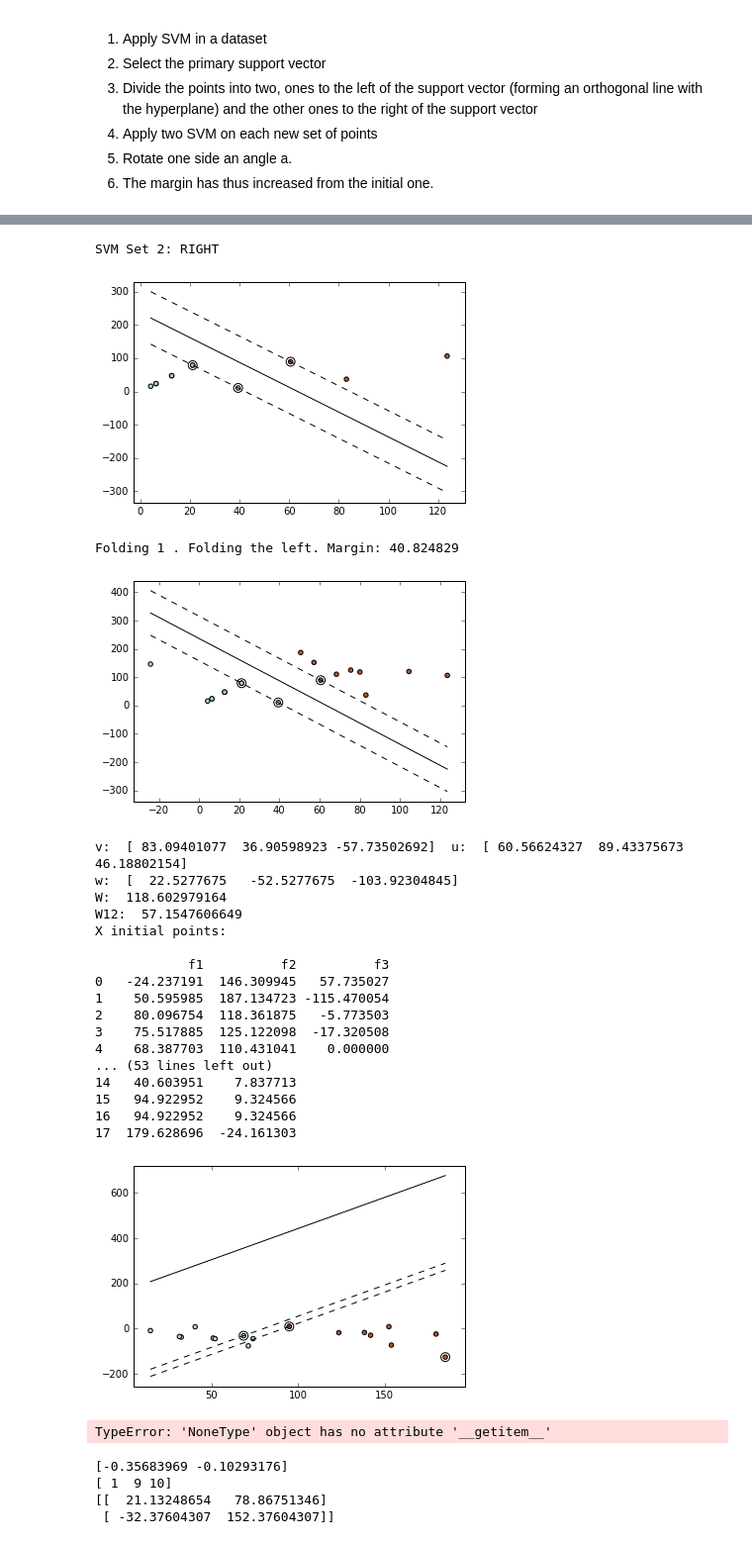
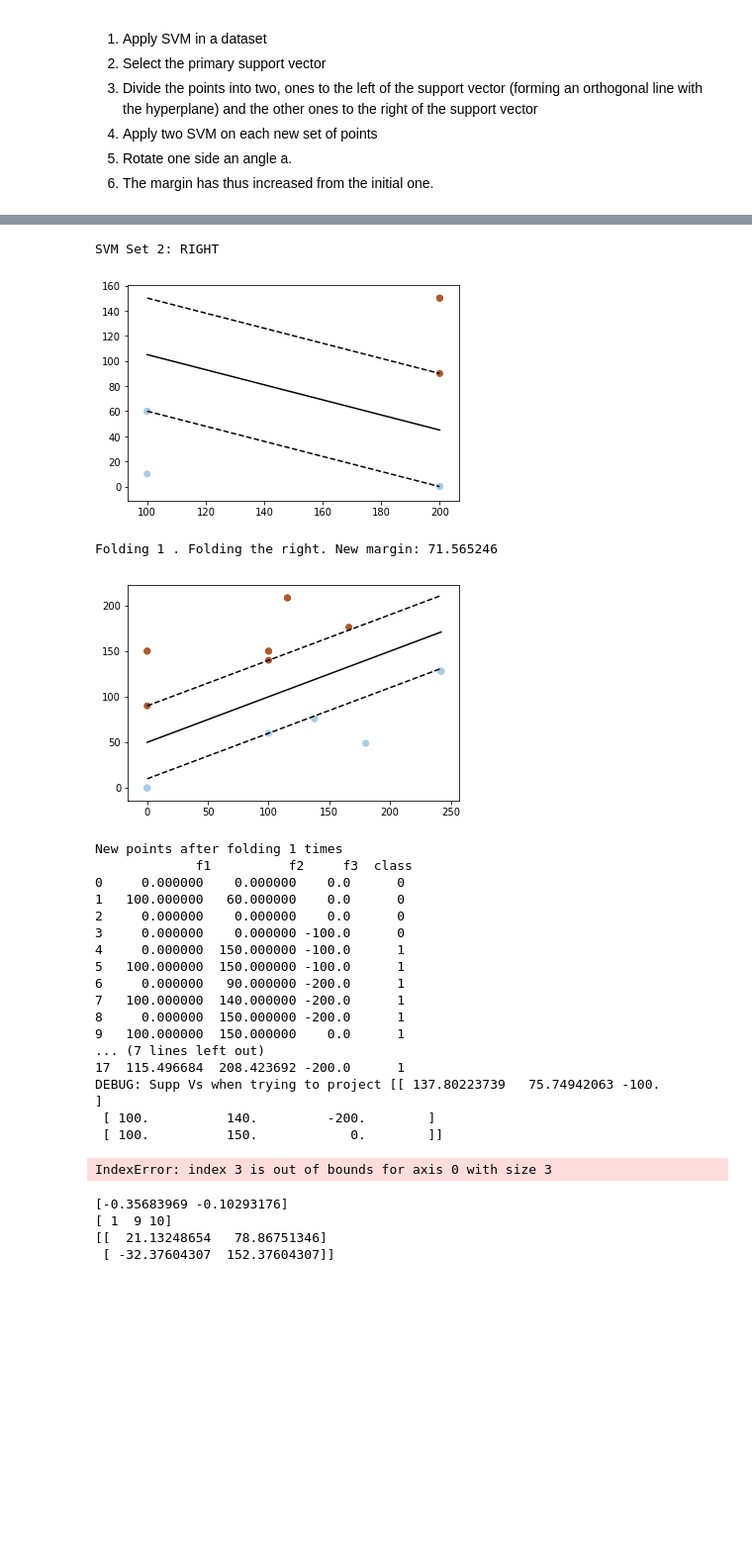
Before and after one commit to egarciamartin/svm_hyperplane_folding, a Jupyter notebook: code/3D/SVM_3D.ipynb, the cells around one changed output, grey strips where cells are left out. Shown at 99% size. Drawn from its saved outputs; the diff is of its cells as text; code cells hidden in the pictures; blank space fills up the shorter version.

Commit message:
Added new dataset. Fixed some of the code. Projection with less than 4 support vectors is not working

```diff
--- a/code/3D/SVM_3D.ipynb
+++ b/code/3D/SVM_3D.ipynb
@@ -106,7 +106,7 @@ def point_vs_othline(point, supp,  a ):
     else:
         return "lower/left"
 
-def split2 (X,Y, clf, prime_sv):
+def splitting (X,Y, clf, prime_sv):
     r"""
     Splitting the points in X and Y, based on an orthogonal line to the hyperplane
     obtained by the classifier clf
@@ -140,7 +140,7 @@ def split2 (X,Y, clf, prime_sv):
                 set1x.append(item)
                 set1y.append(Y[i])
             else:
-                print "There is something wrong. Point is not either higher nor lower"
+                print("There is something wrong. Point is not either higher nor lower")
             i+=1
     else:
         raise Exception('More than 3 Support Vectors. N of SV: ', suppsum )
@@ -208,9 +208,10 @@ def folding(x,y,clf, plot = True):
     Divides the dataset into 2,based on the orthogonal line
     to the plane and the main support vector.
     Apply SVM on both sides, rotate the one with the greatest margin.
+    We need to remove the support vector, since it is repeated.
     """
-    prime_sv = get_support_vector(x,y, clf.support_ )
-    set1x, set1y, set2x, set2y = split2 (x, y, clf, prime_sv)
+    prime_sv = get_support_vector(x,y, clf.support_)
+    set1x, set1y, set2x, set2y = splitting (x, y, clf, prime_sv)
 
 
     clf_s1 = get_clf()
@@ -224,7 +225,7 @@ def folding(x,y,clf, plot = True):
 
     f_point, angle = folding_point(clf_s1, clf_s2)
 
-    print "prime sv: " , prime_sv
+    print("prime sv: " , prime_sv)
 
     if margin1 > margin2:
         part_folded = "left"
@@ -236,7 +237,7 @@ def folding(x,y,clf, plot = True):
 
     else:
         part_folded = "right"
-        set2x_nosupp, set2y_nosupp = remove_supp (np.array(set2x), set2y, supp)
+        set2x_nosupp, set2y_nosupp = remove_supp (np.array(set2x), set2y, prime_sv)
         XR = points_folded(set2x_nosupp, f_point, angle)
         x_folded = np.concatenate((np.array(set1x), XR))
         y_folded = np.concatenate ((np.array(set1y), np.array(set2y_nosupp)))
@@ -244,9 +245,9 @@ def folding(x,y,clf, plot = True):
 #         print "X_FOLDED 2: ", x_folded , "\n Y_FOLDED 2: ", y_folded
 
     if plot:
-        print "\nSVM Set 1: LEFT"
+        print("\nSVM Set 1: LEFT")
         plot_SVM(clf_s1, np.array(set1x), set1y,plot)
-        print "\nSVM Set 2: RIGHT"
+        print("\nSVM Set 2: RIGHT")
         plot_SVM(clf_s2, np.array(set2x), set2y ,plot)
 
     return angle, part_folded, x_folded, y_folded, prime_sv, f_point
@@ -344,6 +346,7 @@ def training(X_projected, Y, Z, iterations):
     """
     Training SVM on dataset
     """
+    print("\nStarting training in 2D")
     # Dictionary that saves the information of every rotation
     folding_info = dict()
 
@@ -356,7 +359,7 @@ def training(X_projected, Y, Z, iterations):
     d_z = np.array(Z)
 
 #     for i in range(0,iterations+1):
-    for i in range(0,2):
+    for i in range(0,iterations):
 
         # 1. SVM, margin and plot of the initial points.
         clf = get_clf()
@@ -367,7 +370,9 @@ def training(X_projected, Y, Z, iterations):
         clf = remove_extra_sv(clf)
 
         if i==0:
-            print "\nInitial SVM. No folding yet.  Initial Margin: {:f}".format(margin)
+            print("\nInitial SVM. No folding yet.  Initial Margin: {:f}".format(margin))
+        else:
+            print("Iteration: ", i)
 
         plot_SVM(clf,d_x, d_y, should_plot)
 
@@ -383,7 +388,7 @@ def training(X_projected, Y, Z, iterations):
         clf = get_clf()
         clf.fit(x_folded, y_folded)
         margin = get_margin(clf)
-        print "Folding {:d} . Folding the {:s}. Margin: {:f}".format(i+1,part_folded, margin)
+        print("Folding {:d} . Folding the {:s}. New margin: {:f}".format(i+1,part_folded, margin))
         plot_SVM(clf,x_folded, y_folded, should_plot)
 
 
@@ -394,6 +399,7 @@ def training(X_projected, Y, Z, iterations):
                    'class': y_folded}
 
         dataset_after_folding = pd.DataFrame(data=df_dict, columns = ['f1', 'f2', 'f3', 'class'])
+        print ("New points after folding {:d} times \n".format(i+1), dataset_after_folding)
 
         # 5. Rotate and project the points again. These will be the initial points for the next round.
         X_projected, Z = project_points(dataset_after_folding)
@@ -434,10 +440,10 @@ import time
 from pylab import *
 
 def main():
-    iterations=2
+    iterations=1
 
     # Dataset
-    dataset = load_dataset('toy_dataset.csv')
+    dataset = load_dataset('toy_dataset_3D.csv')
     Y = dataset['class']
 
     # Project the points
@@ -478,26 +484,25 @@ SVM Set 1: LEFT
 SVM Set 2: RIGHT
-[figure, old version]
+[figure, new version]
-Folding 1 . Folding the left. Margin: 40.824829
+Folding 1 . Folding the right. New margin: 71.565246
-[figure, old version]
+[figure, new version]
-v:  [ 83.09401077  36.90598923 -57.73502692]  u:  [ 60.56624327  89.43375673  46.18802154]
-w:  [  22.5277675   -52.5277675  -103.92304845]
-W:  118.602979164
-W12:  57.1547606649
-X initial points:
-
-            f1          f2          f3
-0   -24.237191  146.309945   57.735027
-1    50.595985  187.134723 -115.470054
-2    80.096754  118.361875   -5.773503
-3    75.517885  125.122098  -17.320508
-4    68.387703  110.431041    0.000000
-... (53 lines left out)
-14   40.603951    7.837713
-15   94.922952    9.324566
-16   94.922952    9.324566
-17  179.628696  -24.161303
+New points after folding 1 times
+             f1          f2     f3  class
+0     0.000000    0.000000    0.0      0
+1   100.000000   60.000000    0.0      0
+2     0.000000    0.000000    0.0      0
+3     0.000000    0.000000 -100.0      0
+4     0.000000  150.000000 -100.0      1
+5   100.000000  150.000000 -100.0      1
+6     0.000000   90.000000 -200.0      1
+7   100.000000  140.000000 -200.0      1
+8     0.000000  150.000000 -200.0      1
+9   100.000000  150.000000    0.0      1
+... (7 lines left out)
+17  115.496684  208.423692 -200.0      1
+DEBUG: Supp Vs when trying to project [[ 137.80223739   75.74942063 -100.        ]
+ [ 100.          140.         -200.        ]
+ [ 100.          150.            0.        ]]
-[figure, removed]
-TypeError: 'NoneType' object has no attribute '__getitem__'
+IndexError: index 3 is out of bounds for axis 0 with size 3
 # %%
 # clf = get_clf()
 # clf.fit(d_x, d_y)
```
Also changed, not shown: parts of 3 cells of this notebook, 2 other files.
